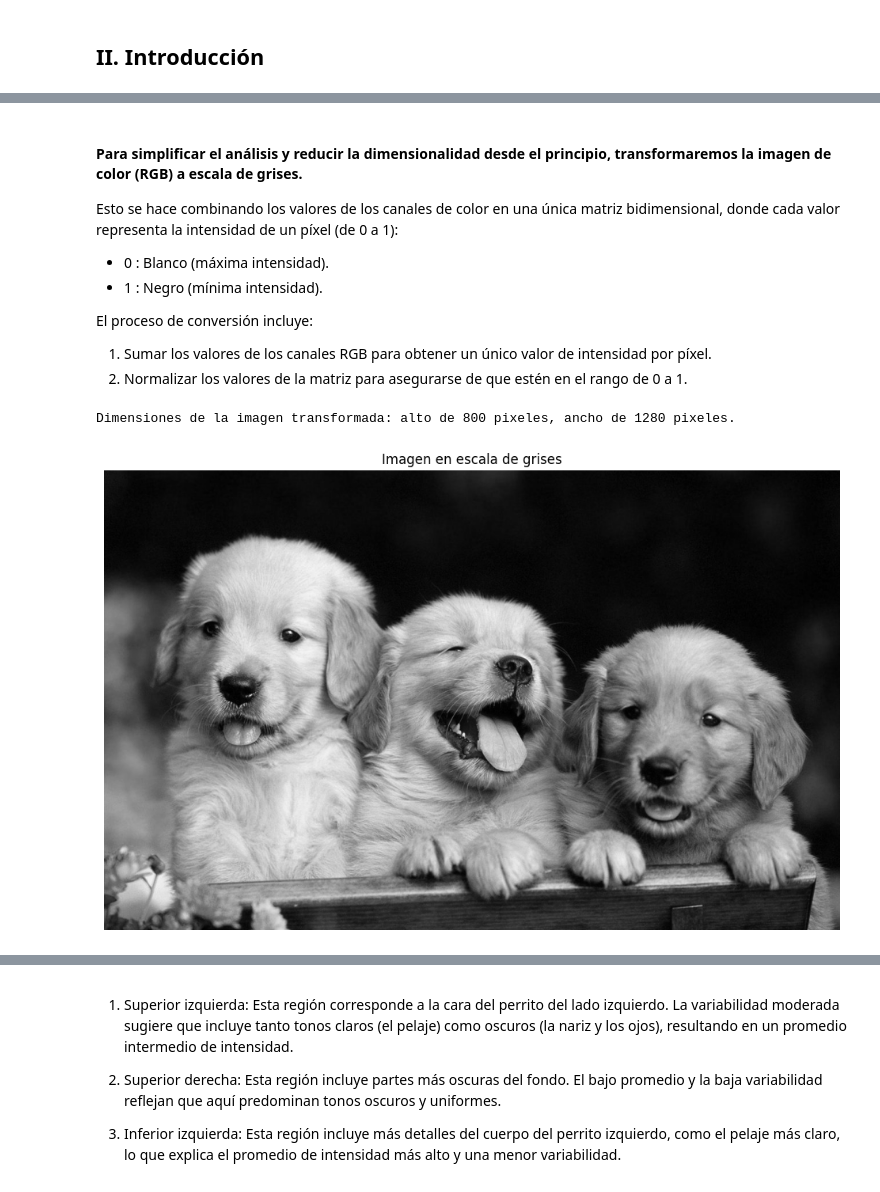
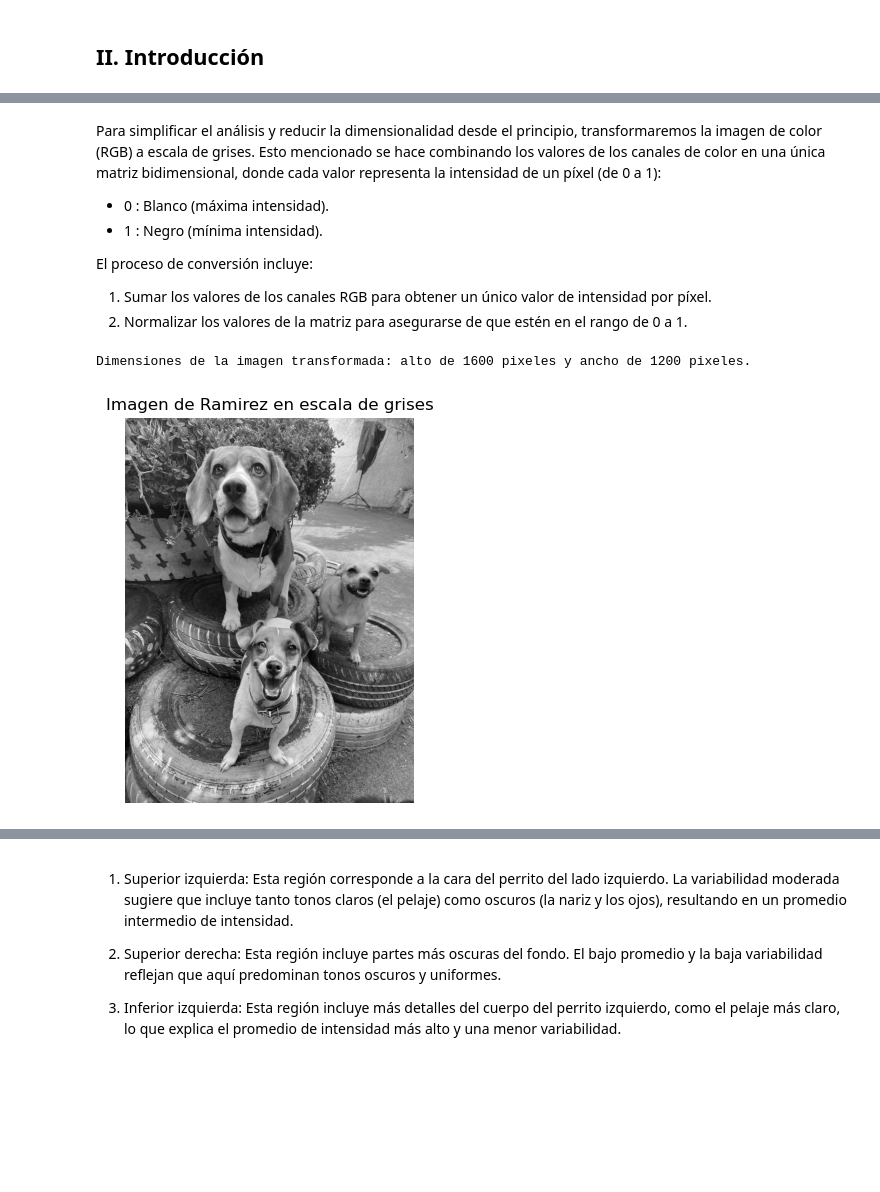
Before and after one commit to MauricioVazquezM/Multivariate_Statistical_Course_Assignments_Fall2024, a Jupyter notebook: FINAL PROJECT/Proyecto final.ipynb, the cells around one changed output, grey strips where cells are left out. Drawn from its saved outputs; the diff is of its cells as text; code cells hidden in the pictures; blank space fills up the shorter version.

```diff
--- a/FINAL PROJECT/Proyecto final.ipynb
+++ b/FINAL PROJECT/Proyecto final.ipynb
@@ -58,9 +54,9 @@ Usaremos bibliotecas populares como *matplotlib* y *numpy* para cargar y visuali
 # %%
 # Cargar y mostrar la imagen
-image_raw = imread("perritos.jpeg")
+image_raw = imread("IMAGES\my_dogs5.jpeg")
 print(f"Dimensiones de la imagen original: alto de {image_raw.shape[0]} pixeles, ancho de {image_raw.shape[1]} pixeles, y {image_raw.shape[2]} canales de color (RGB).")
-plt.figure(figsize=(12, 8))
-plt.title("Imagen Original")
+plt.figure(figsize=(7, 5))
+plt.title("Imagen original de Ramirez y sus amigos")
 plt.imshow(image_raw)
 plt.axis('off')
 plt.show()
@@ -84,7 +93,5 @@ plt.show()
 # %% [markdown]
-#### Para simplificar el análisis y reducir la dimensionalidad desde el principio, transformaremos la imagen de color (RGB) a escala de grises.
-
-Esto se hace combinando los valores de los canales de color en una única matriz bidimensional, donde cada valor representa la intensidad de un píxel (de 0 a 1):
+Para simplificar el análisis y reducir la dimensionalidad desde el principio, transformaremos la imagen de color (RGB) a escala de grises. Esto mencionado se hace combinando los valores de los canales de color en una única matriz bidimensional, donde cada valor representa la intensidad de un píxel (de 0 a 1):
 
  - 0 : Blanco (máxima intensidad).
  - 1 : Negro (mínima intensidad).
@@ -94,19 +101,19 @@ El proceso de conversión incluye:
 2. Normalizar los valores de la matriz para asegurarse de que estén en el rango de 0 a 1.
 # %%
 # Convertir a escala de grises
-image_sum = image_raw.sum(axis=2)  # Suma los canales RGB
-image_bw = image_sum / image_sum.max()  # Normaliza los valores
-print(f"Dimensiones de la imagen transformada: alto de {image_raw.shape[0]} pixeles, ancho de {image_raw.shape[1]} pixeles.")
+image_sum = image_raw.sum(axis=2)
+image_bw = image_sum / image_sum.max()
+print(f"Dimensiones de la imagen transformada: alto de {image_raw.shape[0]} pixeles y ancho de {image_raw.shape[1]} pixeles.")
 
 # Visualizar la imagen en escala de grises
-plt.figure(figsize=(12, 8))
-plt.title("Imagen en escala de grises")
+plt.figure(figsize=(7, 5))
+plt.title("Imagen de Ramirez en escala de grises")
 plt.imshow(image_bw, cmap='gray')
 plt.axis('off')
 plt.show()
 # %% [output]
-Dimensiones de la imagen transformada: alto de 800 pixeles, ancho de 1280 pixeles.
+Dimensiones de la imagen transformada: alto de 1600 pixeles y ancho de 1200 pixeles.
-[figure, old version]
+[figure, new version]
 # %%
 # Calcular el histograma de intensidades
 plt.figure(figsize=(10, 6))
```
Also changed, not shown: parts of 14 cells of this notebook.
